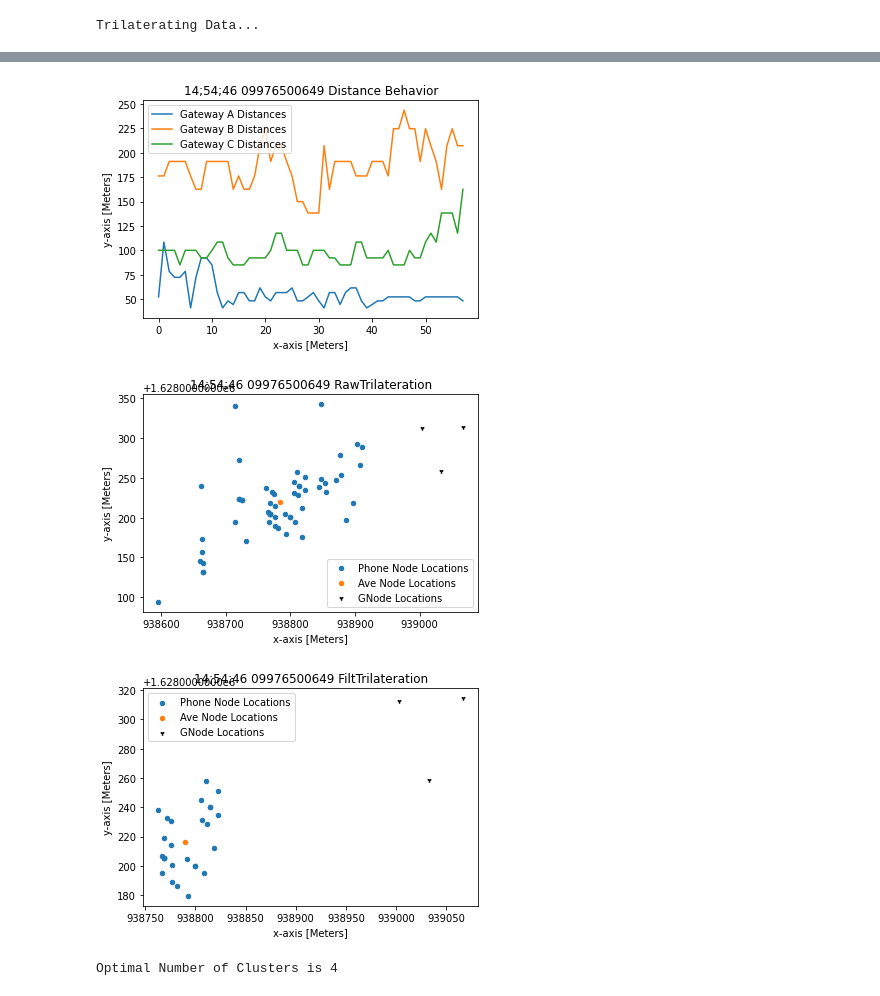
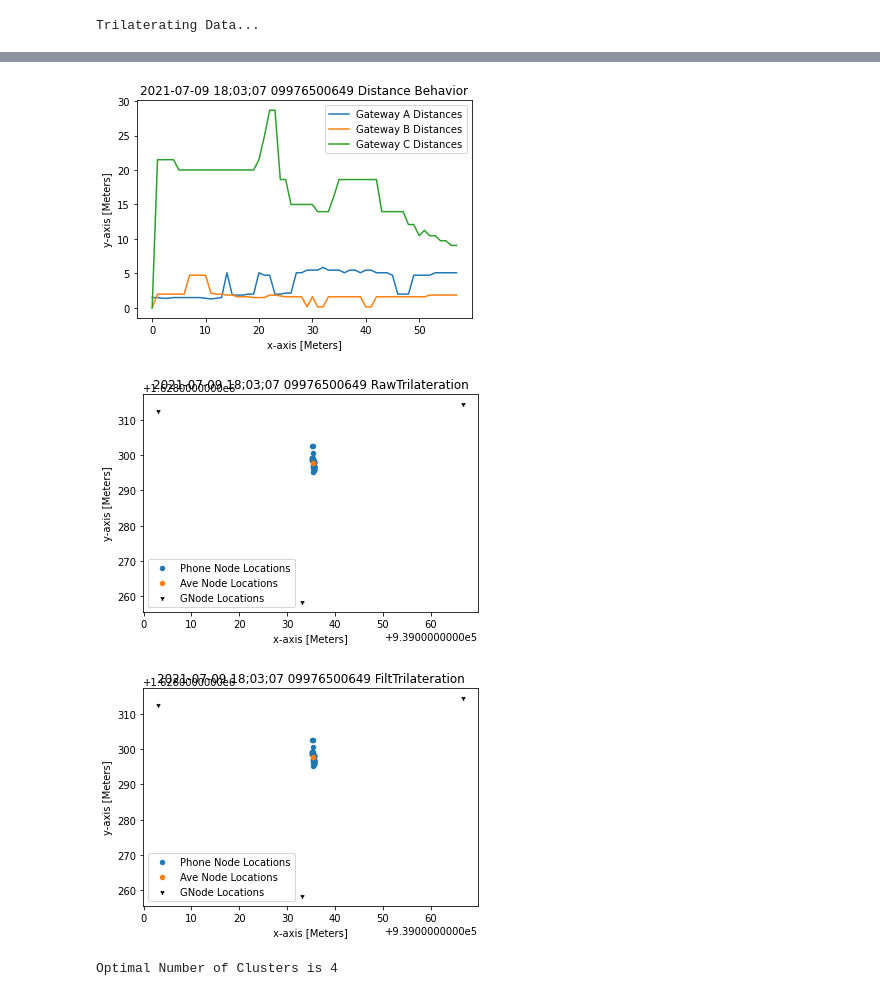
Before and after one commit to truejams/LoRa_Rescue, a Jupyter notebook: LoRa_Rescue_v0.4.ipynb, the cells around one changed output, grey strips where cells are left out. Cells and saved outputs as stored; diff of their text form; code cells hidden in the pictures.

```diff
--- a/LoRa_Rescue_v0.4.ipynb
+++ b/LoRa_Rescue_v0.4.ipynb
@@ -35,6 +47,6 @@ from pyproj import CRS, Transformer
 # %%
 # Variable declarations
-port = 'com8'
+port = 'com19'
 baud = 115200
 
 ts = time.localtime() #update time
@@ -52,7 +64,7 @@ phoneB = 1
 phoneC = 2
 
 ###### CHANGE THIS FOR YOUR DIRECTORY
-save_destination = "D:\\User Files\\Yani\\Desktop\\LoRa Rescue Data\\"
+save_destination = "C:\\Users\\grego\\LoRa Rescue Data 2\\0.3test\\"
 
 # Distance calculation constants
 n = 3.2
@@ -360,6 +372,6 @@ def errorcomp(x, y, xAct, yAct, xg, yg, kmeans, xAve, yAve, data):
     return compVact, comp_distanceAf, comp_distanceBf, comp_distanceCf, centVave, compVcent
 # %%
 # Listen to COM port and check for errors
-#rssiA, rssiB, rssiC, dtn, phoneA = listenForData(port,baud)
+rssiA, rssiB, rssiC, dtn, phoneA = listenForData(port,baud)
 # For testing import CSVs from gatewayAt etc. *note: all of the imported data are in distances already
-distanceAf, distanceBf, distanceCf, dtn, phoneA = importCSV()
+# distanceAf, distanceBf, distanceCf, dtn, phoneA = importCSV()
@@ -366,7 +391,7 @@ distanceAf, distanceBf, distanceCf, dtn, phoneA = importCSV()
 # %%
 #Convert RSSI to Distance
 # comment if using imported data
-# distanceAf, distanceBf, distanceCf = rssiToDist(rssiA,rssiB,rssiC,n,dro,roRSSI)
+distanceAf, distanceBf, distanceCf = rssiToDist(rssiA,rssiB,rssiC,n,dro,roRSSI)
 
 #Convert GPS Coordinates to Cartesian Coordinates
 xg,yg = GPSToCart(latg,longg)
@@ -403,38 +474,41 @@ Trilaterating Data...
 # %%
 # Plot the behavior of the distance
-plt.figure(1)
+plt.figure(fig)
 plt.plot(distanceAf, label='Gateway A Distances')
 plt.plot(distanceBf, label='Gateway B Distances')
 plt.plot(distanceCf, label='Gateway C Distances')
 plt.title(dtn + ' 0' + phoneA  + ' Distance Behavior')
 plt.xlabel('x-axis [Meters]')
 plt.ylabel('y-axis [Meters]')
 plt.legend()
 plt.savefig(save_destination + dtn + ' 0' + phoneA + ' DistanceBehavior.jpg')
+fig += 1
 # Plot the data for trilateration w/o the filters
-plt.figure(2)
+plt.figure(fig)
 plt.scatter(x, y, label='Phone Node Locations', cmap='brg', s=20)
 plt.scatter(xAve, yAve, label='Ave Node Locations', cmap='brg', s=20)
 plt.scatter(xg, yg, marker='1', label='GNode Locations', c='black', s=20)
 plt.title(dtn + ' 0' + phoneA  + ' RawTrilateration')
 plt.xlabel('x-axis [Meters]')
 plt.ylabel('y-axis [Meters]')
 plt.legend()
 plt.savefig(save_destination + dtn + ' 0' + phoneA + ' RawTrilateration.jpg')
+fig += 1
 # Plot the data for trilateration w/ the filters
-plt.figure(3)
+plt.figure(fig)
 plt.scatter(xFilt, yFilt, label='Phone Node Locations', cmap='brg', s=20)
 plt.scatter(xFiltAve, yFiltAve, label='Ave Node Locations', cmap='brg', s=20)
 plt.scatter(xg, yg, marker='1', label='GNode Locations', c='black', s=20)
 plt.title(dtn + ' 0' + phoneA  + ' FiltTrilateration')
 plt.xlabel('x-axis [Meters]')
 plt.ylabel('y-axis [Meters]')
 plt.legend()
 plt.savefig(save_destination + dtn + ' 0' + phoneA + ' FiltTrilateration.jpg')
+fig += 1
 # %% [output]
-[figure, old version]
+[figure, new version]
-[figure, old version]
+[figure, new version]
-[figure, old version]
+[figure, new version]
 # %%
 # K-means
 # K-means Clustering won't be performed if there is only 1 set of coordinates in the Dataset.
```
Also changed, not shown: parts of 5 cells of this notebook.
